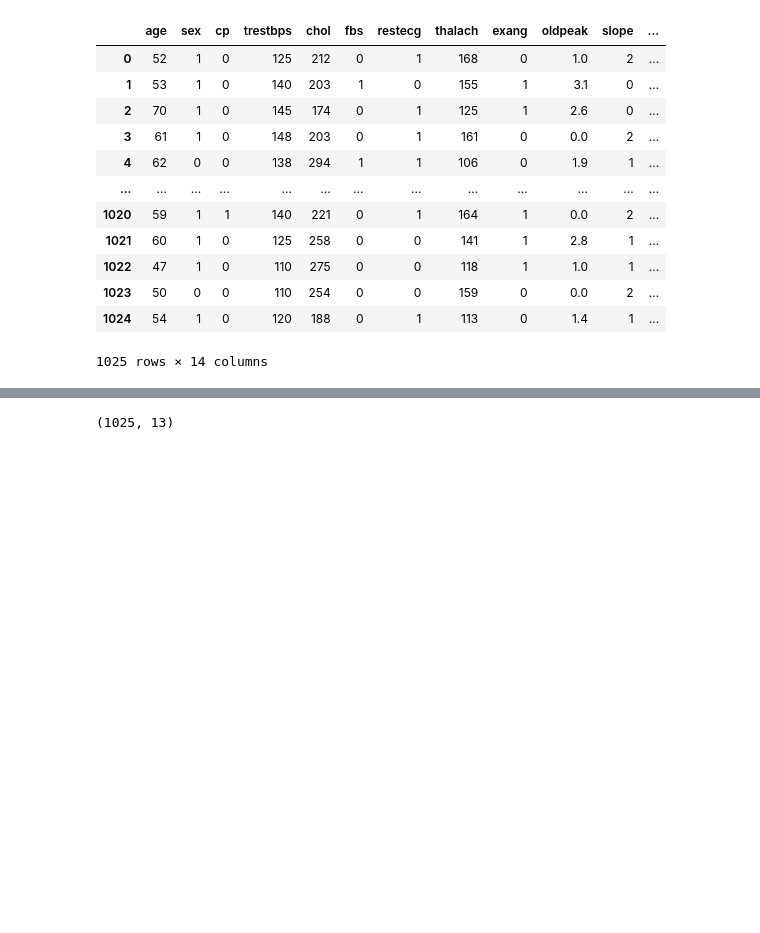
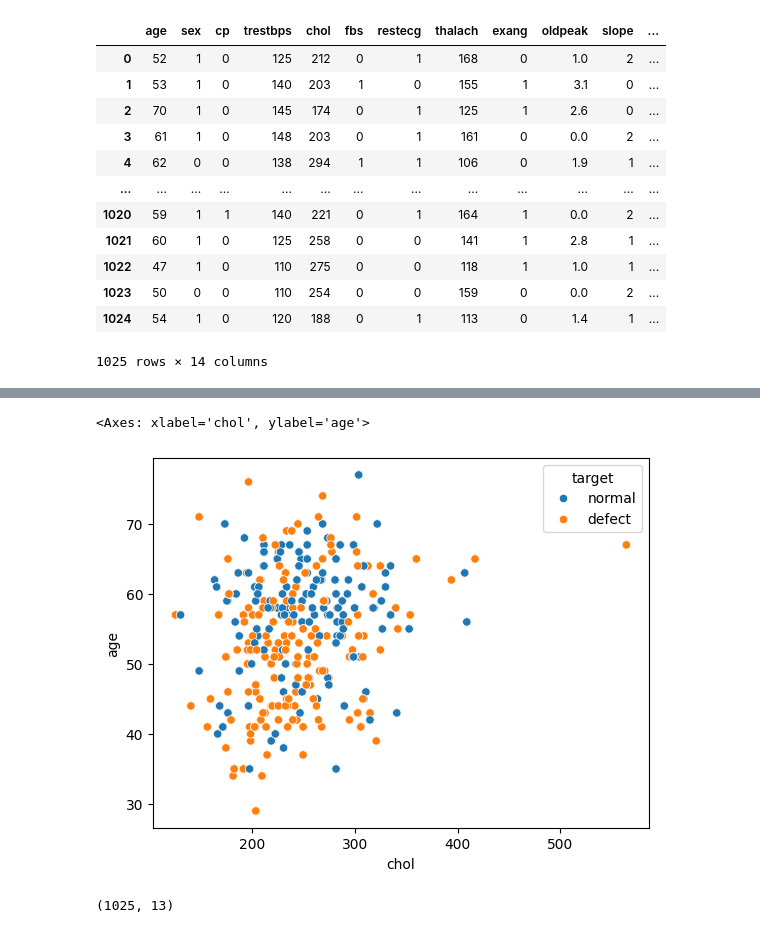
Before and after one commit to Saeed2761989/heart-dataset, a Jupyter notebook: W25_I01_Entropy_Gini_Saeed.ipynb, the cells around one changed output, grey strips where cells are left out. Drawn from its saved outputs; the diff is of its cells as text; code cells hidden in the pictures; blank space fills up the shorter version.

```diff
--- a/W25_I01_Entropy_Gini_Saeed.ipynb
+++ b/W25_I01_Entropy_Gini_Saeed.ipynb
@@ -107,3 +164,8 @@ heartData
+# %%
+sns.scatterplot(y="age",x="chol",hue="target",data=NOPediction)
+# %% [output]
+<Axes: xlabel='chol', ylabel='age'>
+[figure, added]
 # %%
 x = heartData.drop(columns=["target"])
 y = heartData['target']
```
Also changed, not shown: parts of 10 cells of this notebook.
